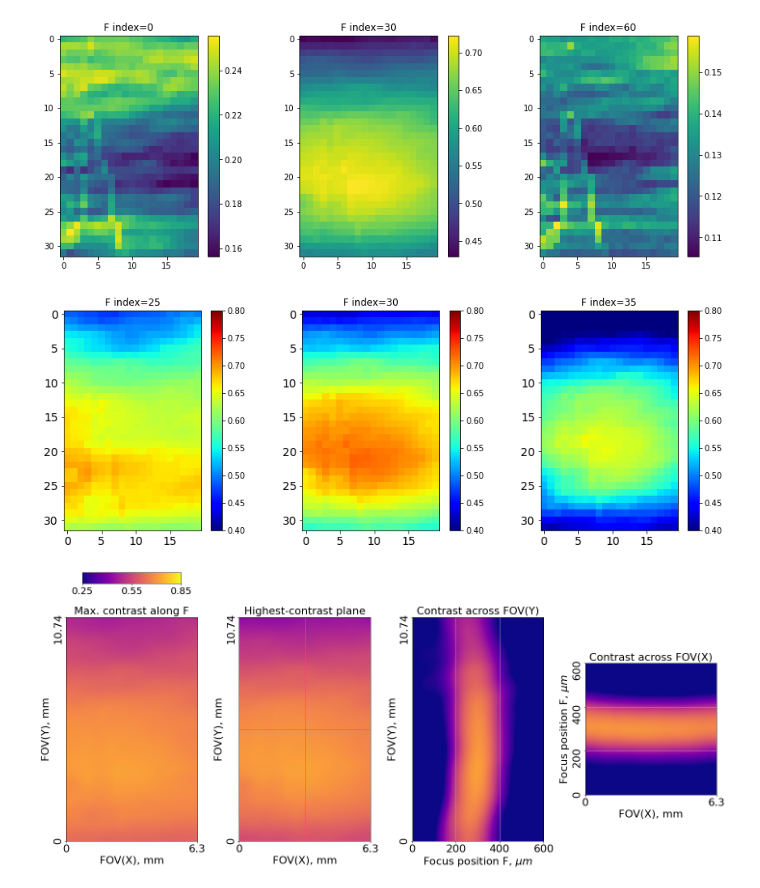
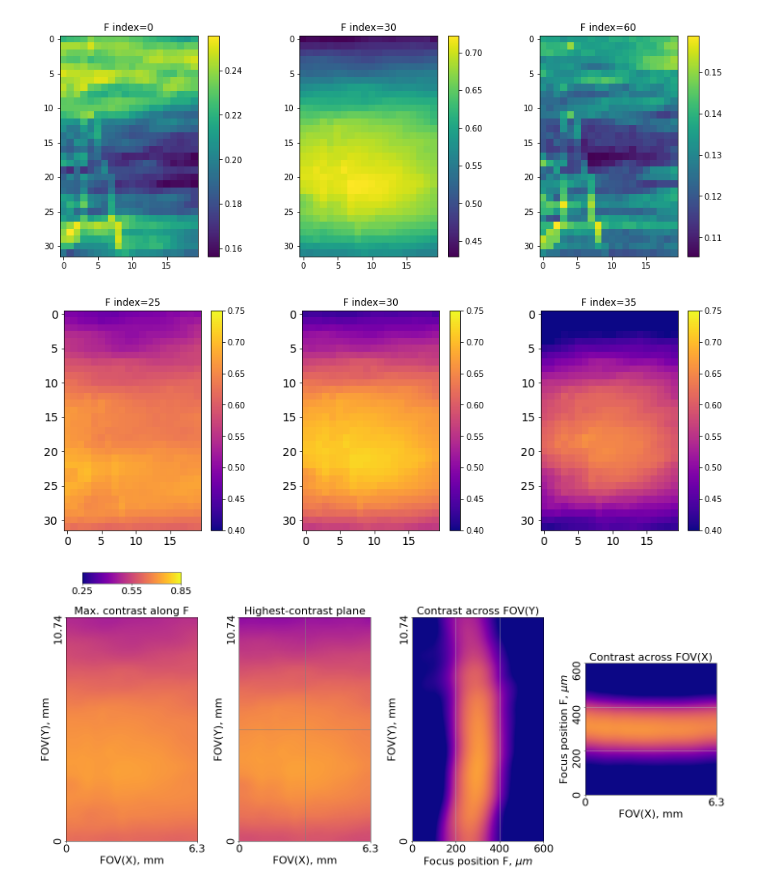
Before and after one commit to nvladimus/lens-testing, a Jupyter notebook: field-curvature/FieldCurvature-Fstack-Thorlabs2x_NA0.1-WD56.ipynb, the cells around one changed output. Drawn from its saved outputs; the diff is of its cells as text; code cells hidden in the pictures.

```diff
--- a/field-curvature/FieldCurvature-Fstack-Thorlabs2x_NA0.1-WD56.ipynb
+++ b/field-curvature/FieldCurvature-Fstack-Thorlabs2x_NA0.1-WD56.ipynb
@@ -91,15 +91,16 @@ for ind, f in enumerate([0, im_z//2, im_z-1]):
 # %% [output]
 [figure]
 # %%
+cmap = 'plasma'
 fig = plt.figure(figsize=(15, 5))
 for ind, f in enumerate([im_z//2 - 5, im_z//2, im_z//2 + 5]):
     ax = plt.subplot(1, 3, ind+1)
-    conmap = ax.imshow(contrast_table[f,:,:], aspect='equal', cmap='jet', interpolation='none', vmin=0.4, vmax=0.8)
+    conmap = ax.imshow(contrast_table[f,:,:], aspect='equal', cmap=cmap, interpolation='none', vmin=0.4, vmax=0.75)
     ax.set_title("F index=" + str(f))
     ax.tick_params(axis='both', which='major', labelsize=14)
     plt.colorbar(conmap,ax=ax)
 # %% [output]
-[figure, old version]
+[figure, new version]
 # %%
 # Save contrast table as TIFF and explore interactively
 tif.imsave(save_figs_folder + experiment_key + suffix + "_contrast.tiff", contrast_table)
```
Also changed, not shown: 1 other file.
